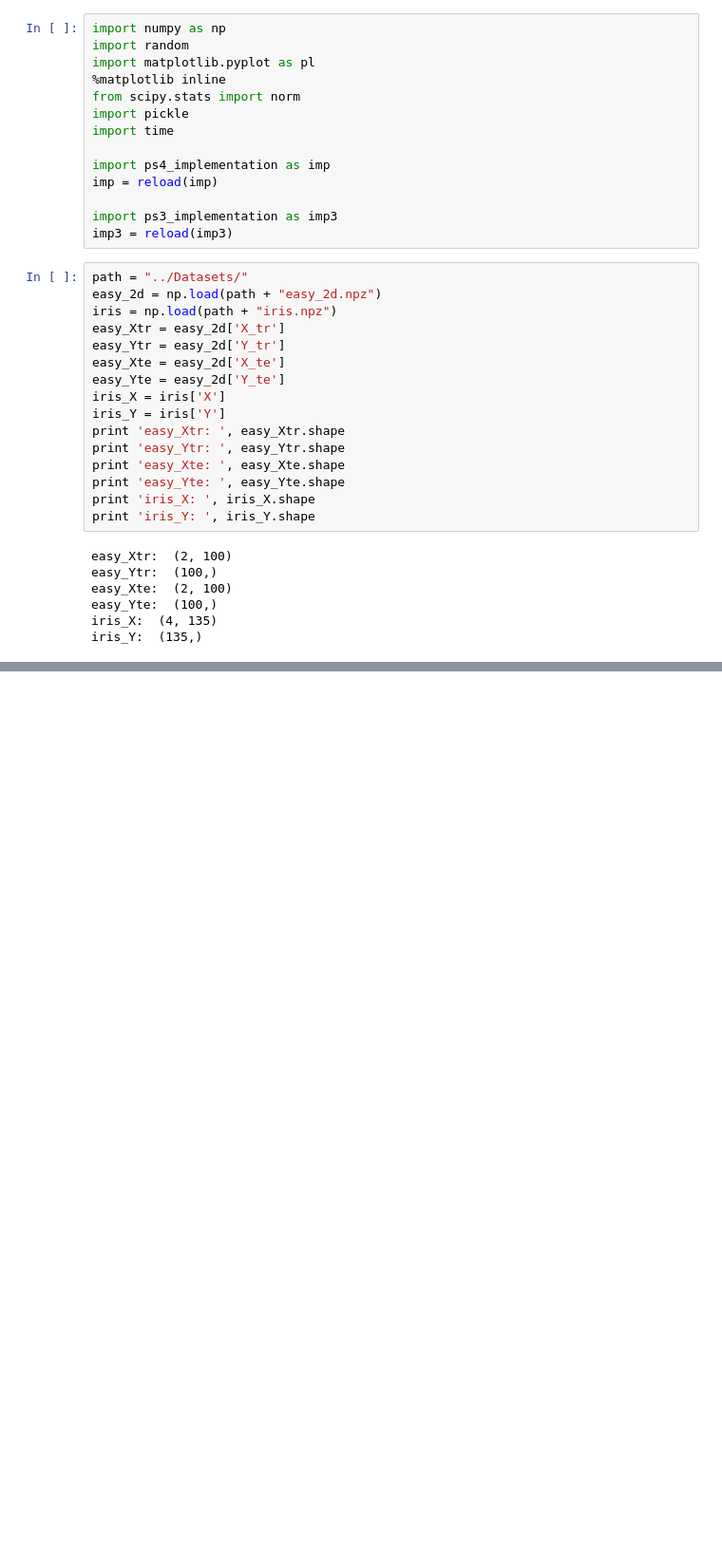
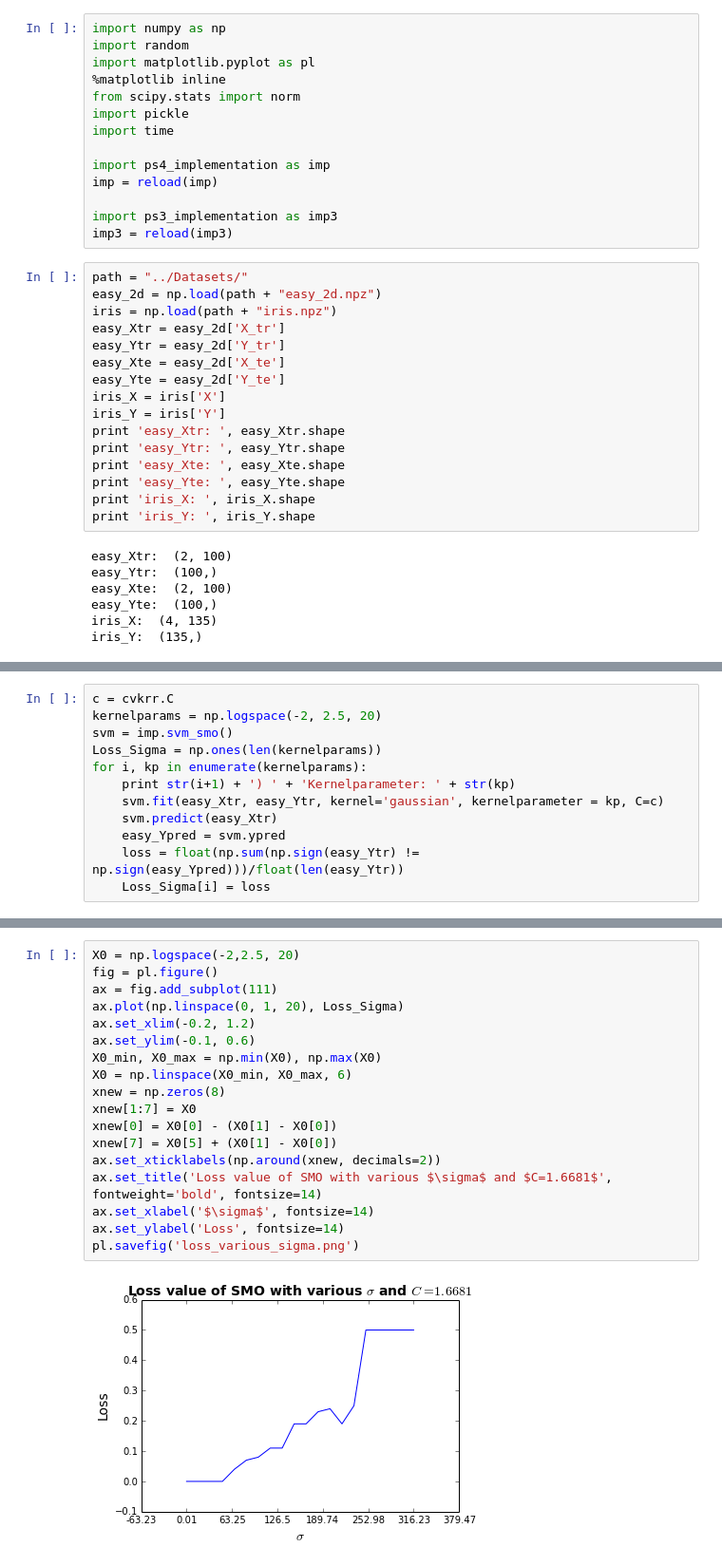
Before and after one commit to philjjoon/Lab-MachineLearning, a Jupyter notebook: ProblemSet-04/ps4_tests_and_stubs/ps4_application.ipynb, the cells around one changed output, grey strips where cells are left out. Shown at 95% size. Saved outputs shown, nothing was run; the diff lists cells and outputs as text; blank space fills up the shorter version.

```diff
--- a/ProblemSet-04/ps4_tests_and_stubs/ps4_application.ipynb
+++ b/ProblemSet-04/ps4_tests_and_stubs/ps4_application.ipynb
@@ -97,0 +154,12 @@ imp.plot_svm_2d(easy_Xtr, easy_Ytr, cvkrr)
+# %%
+c = cvkrr.C
+kernelparams = np.logspace(-2, 2.5, 20)
+svm = imp.svm_smo()
+Loss_Sigma = np.ones(len(kernelparams))
+for i, kp in enumerate(kernelparams):
+    print str(i+1) + ') ' + 'Kernelparameter: ' + str(kp)
+    svm.fit(easy_Xtr, easy_Ytr, kernel='gaussian', kernelparameter = kp, C=c)
+    svm.predict(easy_Xtr)
+    easy_Ypred = svm.ypred
+    loss = float(np.sum(np.sign(easy_Ytr) != np.sign(easy_Ypred)))/float(len(easy_Ytr))
+    Loss_Sigma[i] = loss
@@ -97,0 +207,20 @@ imp.plot_svm_2d(easy_Xtr, easy_Ytr, cvkrr)
+# %%
+X0 = np.logspace(-2,2.5, 20)
+fig = pl.figure()
+ax = fig.add_subplot(111)
+ax.plot(np.linspace(0, 1, 20), Loss_Sigma)
+ax.set_xlim(-0.2, 1.2)
+ax.set_ylim(-0.1, 0.6)
+X0_min, X0_max = np.min(X0), np.max(X0)
+X0 = np.linspace(X0_min, X0_max, 6)
+xnew = np.zeros(8)
+xnew[1:7] = X0
+xnew[0] = X0[0] - (X0[1] - X0[0])
+xnew[7] = X0[5] + (X0[1] - X0[0])
+ax.set_xticklabels(np.around(xnew, decimals=2))
+ax.set_title('Loss value of SMO with various $\sigma$ and $C=1.6681$', fontweight='bold', fontsize=14)
+ax.set_xlabel('$\sigma$', fontsize=14)
+ax.set_ylabel('Loss', fontsize=14)
+pl.savefig('loss_various_sigma.png')
+# %% [output]
+[figure, added]
```
Also changed, not shown: parts of 16 cells of this notebook, 28 other files.
